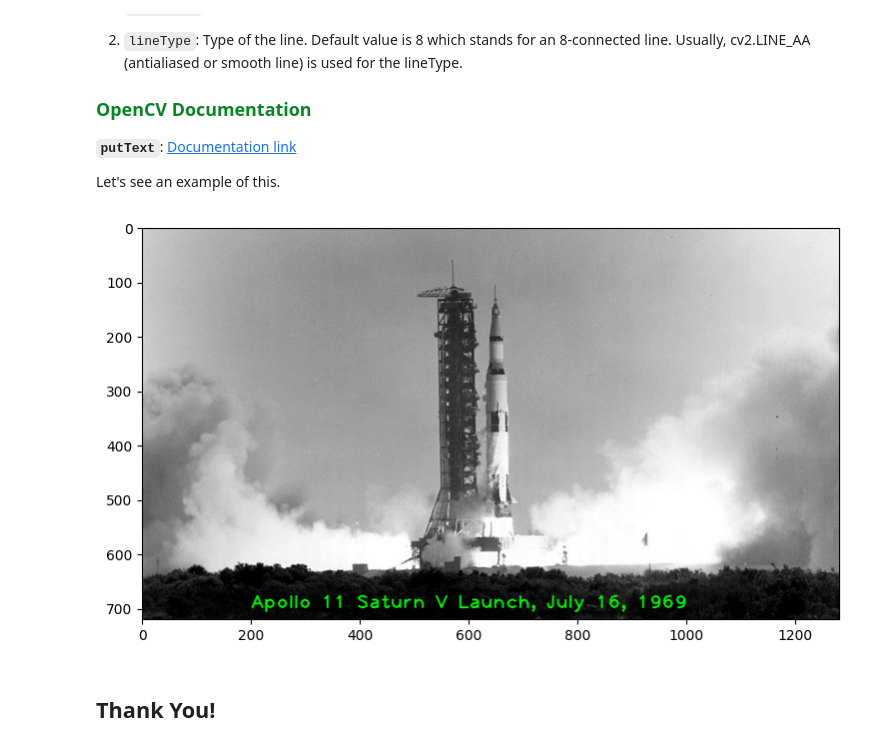
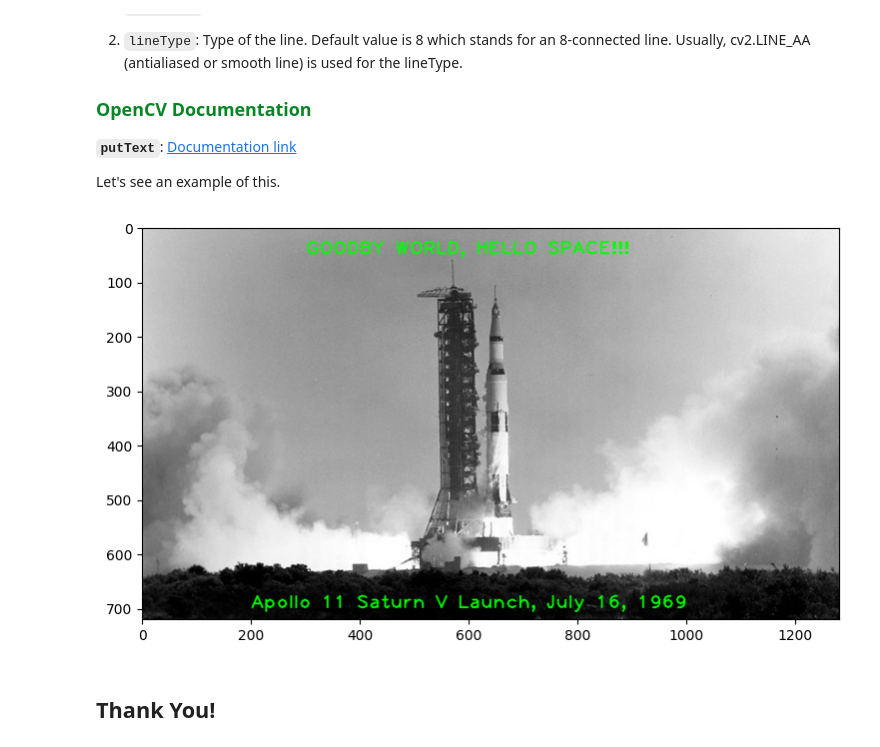
Before and after one commit to gustberchmans/Robotics-Essentials-opencv-course, a Jupyter notebook: 03_Annotating_Images.ipynb, the cells around one changed output. Saved outputs shown, nothing was run; the diff lists cells and outputs as text; code cells hidden in the pictures.

```diff
--- a/03_Annotating_Images.ipynb
+++ b/03_Annotating_Images.ipynb
@@ -242,19 +242,19 @@ Let's see an example of this.
 # %%
 imageText = image.copy()
 text = "Apollo 11 Saturn V Launch, July 16, 1969"
-text = "Apollo 11 Saturn V Launch, July 16, 1969"
+text2 = "GOODBY WORLD, HELLO SPACE!!!"
 fontScale = 2.3
 fontFace = cv2.FONT_HERSHEY_PLAIN
 fontColor = (0, 255, 0)
 fontThickness = 2
 
 cv2.putText(imageText, text, (200, 700), fontFace, fontScale, fontColor, fontThickness, cv2.LINE_AA);
-cv2.putText(imageText, text2, (200, 500), fontFace, fontScale, fontColor, fontThickness, cv2.LINE_AA);
+cv2.putText(imageText, text2, (300, 50), fontFace, fontScale, fontColor, fontThickness, cv2.LINE_AA);
 
 # Display the image
 plt.imshow(imageText[:, :, ::-1])
 plt.show()
 # %% [output]
-[figure, old version]
+[figure, new version]
 # %% [markdown]
 ## Thank You!
```
Also changed, not shown: 10 other files.
